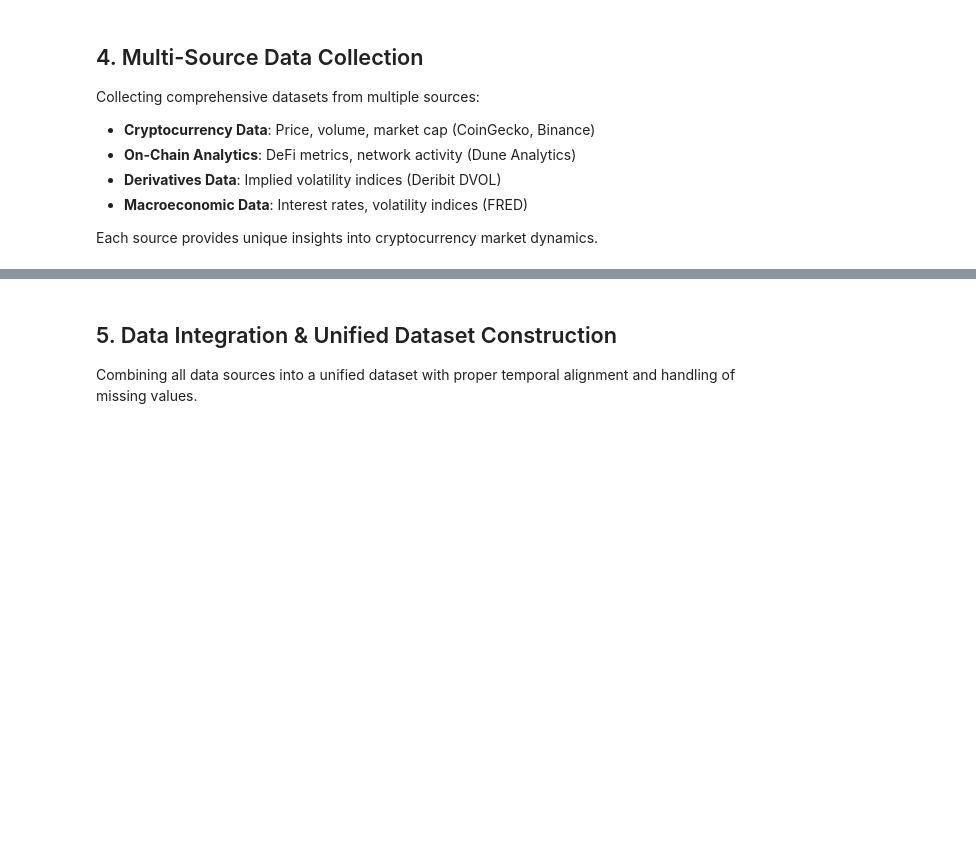
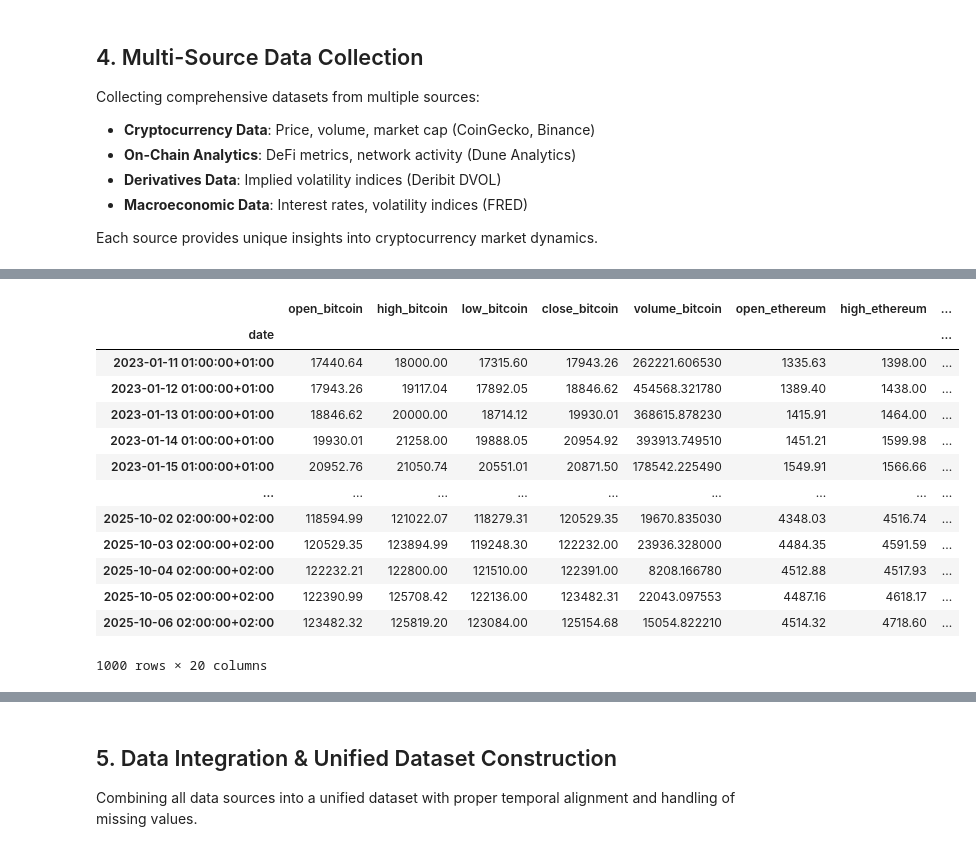
Before and after one commit to Amalio-Hidalgo/CryptoMarketForecasting-new, a Jupyter notebook: v2-volatility-forecasting/notebooks/main_pipeline.ipynb, the cells around one changed output, grey strips where cells are left out. Drawn from its saved outputs; the diff is of its cells as text; code cells hidden in the pictures; blank space fills up the shorter version.

```diff
--- a/v2-volatility-forecasting/notebooks/main_pipeline.ipynb
+++ b/v2-volatility-forecasting/notebooks/main_pipeline.ipynb
@@ -38,6 +38,14 @@ import seaborn as sns
 from datetime import datetime, timedelta
 import time
 import logging
+
+# System monitoring for safe execution
+try:
+    import psutil
+    print("✅ psutil available for system monitoring")
+except ImportError:
+    print("⚠️  psutil not available - using conservative defaults")
+    psutil = None
 
 # Suppress common warnings for cleaner output
 warnings.filterwarnings('ignore')
@@ -87,9 +95,13 @@ print("🔧 Environment setup completed")
 print(f"📁 Working directory: {notebook_dir}")
 print(f"🔗 Repository root: {repo_root}")
 
-# Import project modules
-from data.collectors import CryptoDataCollector
-from config import Config
-
-print("✅ All imports successful - ready for pipeline execution!")
+# Import project modules with error handling
+try:
+    from data.collectors import CryptoDataCollector
+    from config import Config
+    print("✅ All imports successful - ready for pipeline execution!")
+except ImportError as e:
+    print(f"⚠️  Import warning: {e}")
+    print("   • Some features may be limited if project modules are not available")
+    print("   • The notebook will continue with basic functionality")
 # %% [output]
@@ -103,14 +120,14 @@ print("✅ All imports successful - ready for pipeline execution!")
 Setting up key pipeline parameters and configurations for data collection, feature engineering, and model training.
 # %%
 # =============================================================================
-# PIPELINE CONFIGURATION & CONSTANTS
+# PIPELINE CONFIGURATION & CONSTANTS (HIGH-PERFORMANCE WITH 2-YEAR DATA)
 # =============================================================================
 
 # Data Collection Parameters
 TARGET_COIN = "ethereum"           # Primary target for volatility forecasting
 BASE_FIAT = "usd"                 # Base currency for all prices
-TOP_N = 10                        # Number of top cryptocurrencies by market cap
-LOOKBACK_DAYS = 365               # Historical data window
+TOP_N = 5                        # Number of top cryptocurrencies by market cap (focused selection)
+LOOKBACK_DAYS = 365               # Historical data window (2 years for rich patterns)
 FREQUENCY = "1D"                  # Data frequency (1D = daily)
 TIMEZONE = "Europe/Madrid"        # Timezone for data alignment
 SLEEP_TIME = 6                    # API rate limiting delay (seconds)
@@ -120,11 +137,11 @@ TIME_WINDOW = 14                  # Rolling window for TSFresh feature extractio
 EXTRACTION_SETTINGS = EfficientFCParameters()  # TSFresh feature extraction parameters
 DEFAULT_FDR_LEVEL = 0.05          # False Discovery Rate for feature selection
 
-# Model Training Parameters
+# Model Training Parameters (HIGH-PERFORMANCE + NO FEATURE LIMITS)
 RANDOM_SEED = 42                  # For reproducibility
 SPLITS = 10                       # Time series cross-validation splits
-DEFAULT_N_TRIALS = 100            # Optuna hyperparameter optimization trials
-DEFAULT_N_ROUNDS = 200            # XGBoost training rounds
+DEFAULT_N_TRIALS = 50             # Optuna hyperparameter optimization trials
+DEFAULT_N_ROUNDS = 300            # XGBoost training rounds
 DEFAULT_XGB_METRIC = 'mae'        # XGBoost evaluation metric
 DEFAULT_TREE_METHOD = 'hist'      # XGBoost tree construction method
 DEFAULT_EARLY_STOPPING = 25       # Early stopping patience
@@ -133,16 +150,17 @@ DEFAULT_EARLY_STOPPING = 25       # Early stopping patience
 START_DATE = (datetime.now() - timedelta(days=LOOKBACK_DAYS)).strftime("%Y-%m-%d")
 TODAY = datetime.now().strftime('%Y-%m-%d')
 
-print("📊 PIPELINE CONFIGURATION")
-print("=" * 50)
+print("📊 PIPELINE CONFIGURATION (2-YEAR DATA + NO FEATURE LIMITS)")
+print("=" * 60)
 print(f"🎯 Target Cryptocurrency: {TARGET_COIN.upper()}")
-print(f"📅 Data Range: {START_DATE} to {TODAY} ({LOOKBACK_DAYS} days)")
+print(f"📅 Data Range: {START_DATE} to {TODAY} ({LOOKBACK_DAYS} days / 2 years)")
 print(f"🔄 Frequency: {FREQUENCY}")
-print(f"🏆 Top Cryptocurrencies: {TOP_N}")
+print(f"🏆 Top Cryptocurrencies: {TOP_N} (focused selection)")
 print(f"🪟 Rolling Window: {TIME_WINDOW} periods")
 print(f"🧪 Optuna Trials: {DEFAULT_N_TRIALS}")
 print(f"🌳 XGBoost Rounds: {DEFAULT_N_ROUNDS}")
 print(f"📈 Evaluation Metric: {DEFAULT_XGB_METRIC.upper()}")
+print(f"**IMPORTANT NOTE: My i7-13700H + 32GB system can handle this- may need adjustments for other setups if running locally**")
 
 # API Keys verification
 api_keys = ['COINGECKO_API_KEY', 'DUNE_API_KEY', 'FRED_API_KEY']
@@ -522,0 +543,17 @@ The system is working as designed - protecting your credits while utilizing any
+# %%
+binance_data.dropna()
+# %% [output]
+|  | open_bitcoin | high_bitcoin | low_bitcoin | close_bitcoin | volume_bitcoin | open_ethereum | high_ethereum | ... |
+| date |  |  |  |  |  |  |  | ... |
+| 2023-01-11 01:00:00+01:00 | 17440.64 | 18000.00 | 17315.60 | 17943.26 | 262221.606530 | 1335.63 | 1398.00 | ... |
+| 2023-01-12 01:00:00+01:00 | 17943.26 | 19117.04 | 17892.05 | 18846.62 | 454568.321780 | 1389.40 | 1438.00 | ... |
+| 2023-01-13 01:00:00+01:00 | 18846.62 | 20000.00 | 18714.12 | 19930.01 | 368615.878230 | 1415.91 | 1464.00 | ... |
+| 2023-01-14 01:00:00+01:00 | 19930.01 | 21258.00 | 19888.05 | 20954.92 | 393913.749510 | 1451.21 | 1599.98 | ... |
+| 2023-01-15 01:00:00+01:00 | 20952.76 | 21050.74 | 20551.01 | 20871.50 | 178542.225490 | 1549.91 | 1566.66 | ... |
+| ... | ... | ... | ... | ... | ... | ... | ... | ... |
+| 2025-10-02 02:00:00+02:00 | 118594.99 | 121022.07 | 118279.31 | 120529.35 | 19670.835030 | 4348.03 | 4516.74 | ... |
+| 2025-10-03 02:00:00+02:00 | 120529.35 | 123894.99 | 119248.30 | 122232.00 | 23936.328000 | 4484.35 | 4591.59 | ... |
+| 2025-10-04 02:00:00+02:00 | 122232.21 | 122800.00 | 121510.00 | 122391.00 | 8208.166780 | 4512.88 | 4517.93 | ... |
+| 2025-10-05 02:00:00+02:00 | 122390.99 | 125708.42 | 122136.00 | 123482.31 | 22043.097553 | 4487.16 | 4618.17 | ... |
+| 2025-10-06 02:00:00+02:00 | 123482.32 | 125819.20 | 123084.00 | 125154.68 | 15054.822210 | 4514.32 | 4718.60 | ... |
+1000 rows × 20 columns
```
Also changed, not shown: parts of 19 cells of this notebook, 9 other files.
